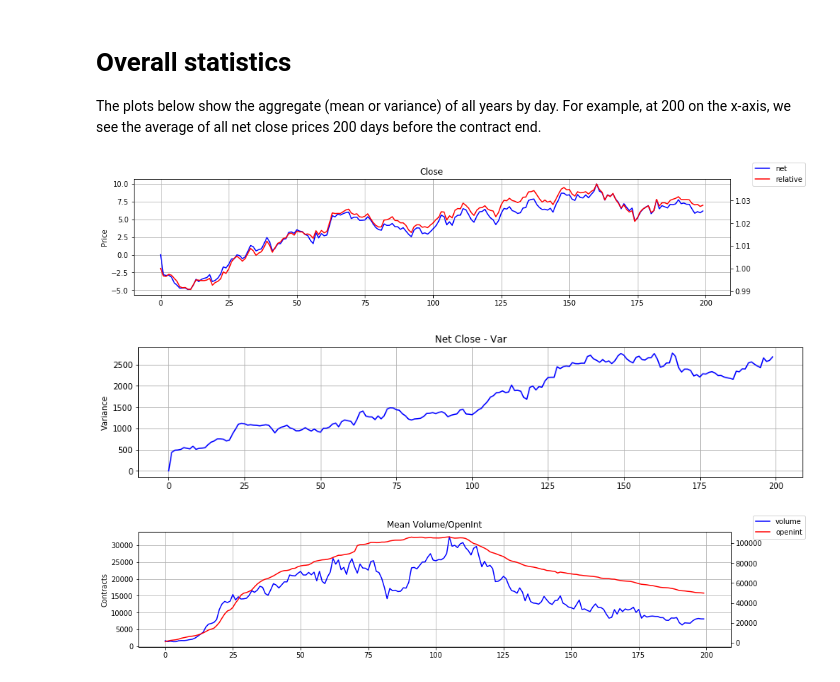
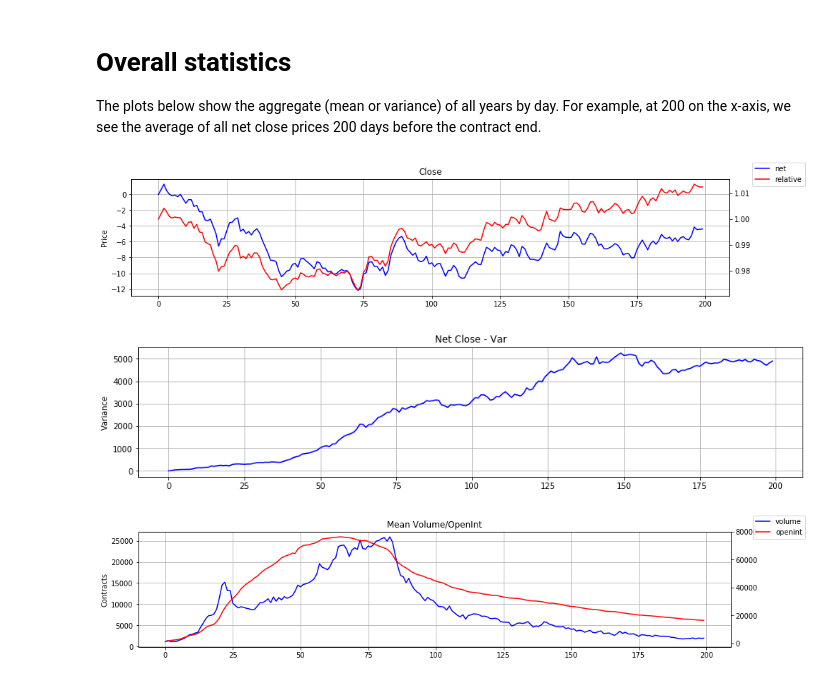
Before and after one commit to vin0110/classes, a Jupyter notebook: data_view.ipynb, the cells around one changed output. Saved outputs shown, nothing was run; the diff lists cells and outputs as text; code cells hidden in the pictures.

```diff
--- a/data_view.ipynb
+++ b/data_view.ipynb
@@ -197,8 +197,8 @@ allYears('close_rel', month)
 # Overall statistics
 The plots below show the aggregate (mean or variance) of all years by day. For example, at 200 on the x-axis, we see the average of all net close prices 200 days before the contract end.
 # %%
-overallStats(data, 3)
+overallStats(data, 9)
 # %% [output]
-[figure, old version]
+[figure, new version]
-[figure, old version]
+[figure, new version]
-[figure, old version]
+[figure, new version]
```
Also changed, not shown: parts of 5 cells of this notebook, 6 other files.
